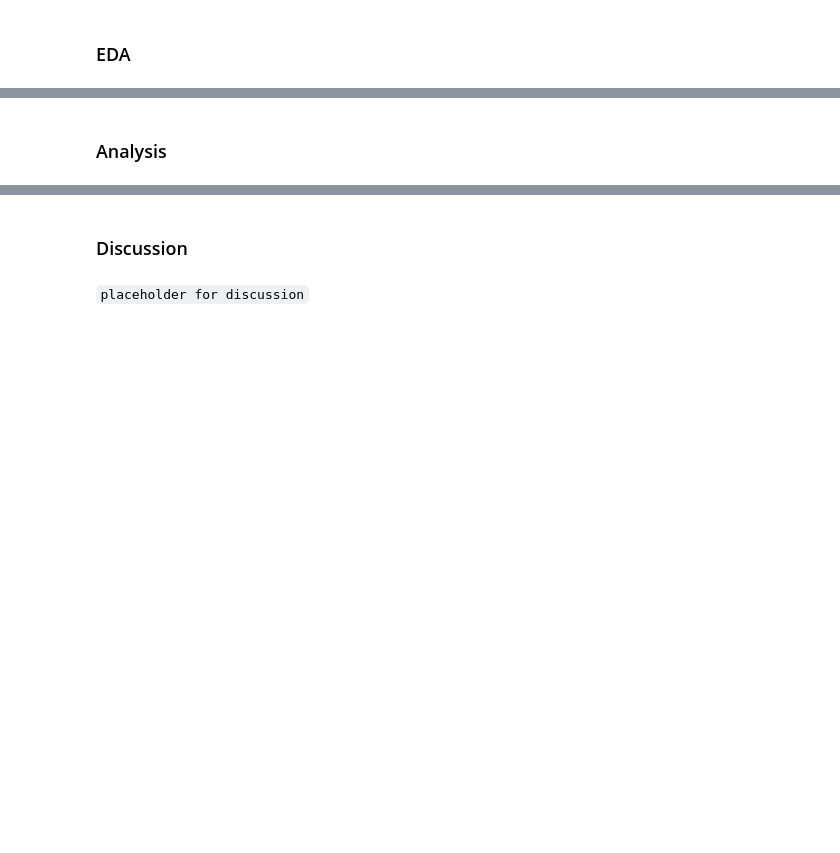
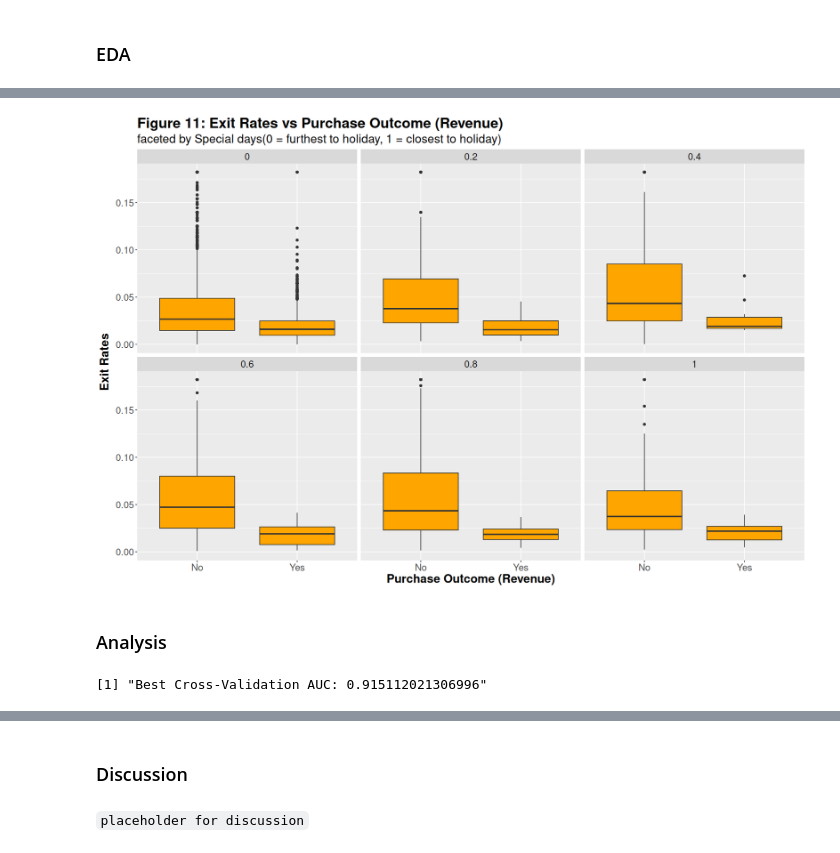
Before and after one commit to UBC-DSCI-310-2025W2/dsci-310-group-04, a Jupyter notebook: reports/milestone_1/milestone_1.ipynb, the cells around one changed output, grey strips where cells are left out. Saved outputs shown, nothing was run; the diff lists cells and outputs as text; code cells hidden in the pictures; blank space fills up the shorter version.

```diff
--- a/reports/milestone_1/milestone_1.ipynb
+++ b/reports/milestone_1/milestone_1.ipynb
@@ -32,2 +475,20 @@ library(tidyverse)
+# %%
+# Explore Exit Rates vs Purchase Outcome (Revenue)
+ggplot(binned_purchase_rate_shoppers_train, aes(Revenue, ExitRates)) +
+    geom_boxplot(fill = "orange") +
+    facet_wrap(~ SpecialDay) +
+    labs(
+        title = "Figure 11: Exit Rates vs Purchase Outcome (Revenue)",
+        subtitle = "faceted by Special days(0 = furthest to holiday, 1 = closest to holiday)",
+        x = "Purchase Outcome (Revenue)",
+        y = "Exit Rates"
+    ) +
+    theme(
+        text = element_text(size = 18),
+        plot.title = element_text(face = "bold"),
+        axis.title = element_text(face = "bold")
+    )
+# %% [output]
+[figure, added]
 # %% [markdown]
 ### Analysis
@@ -35,0 +520,8 @@ library(tidyverse)
+# %%
+# Fit a LASSO Logistic Regression Model
+cv_lasso <- cv.glmnet(x_train, y_train, family = "binomial", alpha = 1, type.measure = "auc")
+
+cv_lasso_auc <- max(cv_lasso$cvm)
+print(paste("Best Cross-Validation AUC:", cv_lasso_auc))
+# %% [output]
+[1] "Best Cross-Validation AUC: 0.915112021306996"
```
Also changed, not shown: parts of 26 cells of this notebook.
